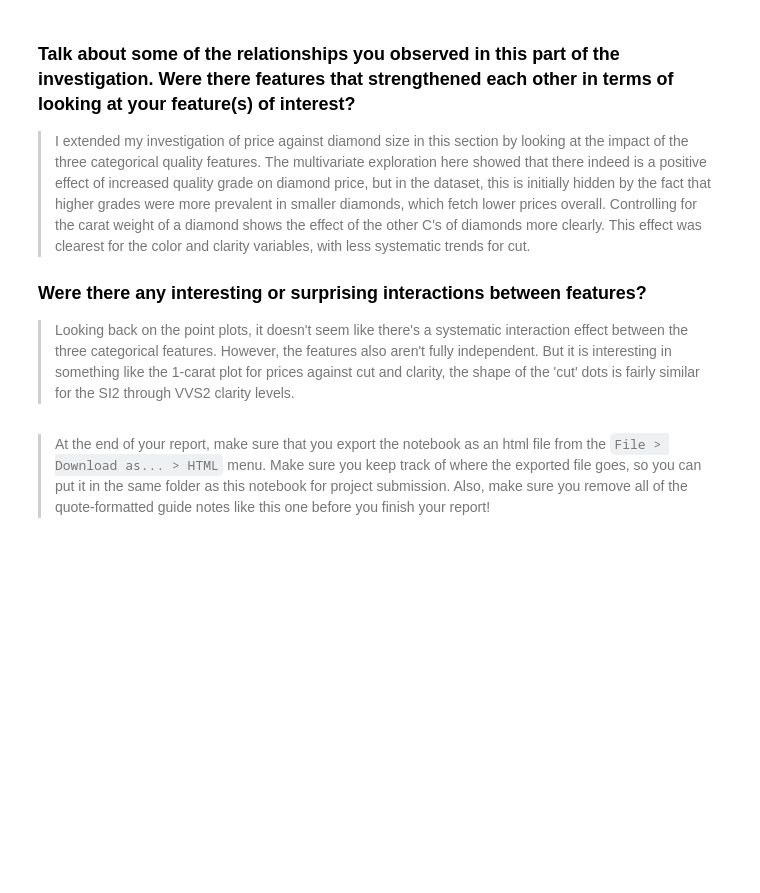
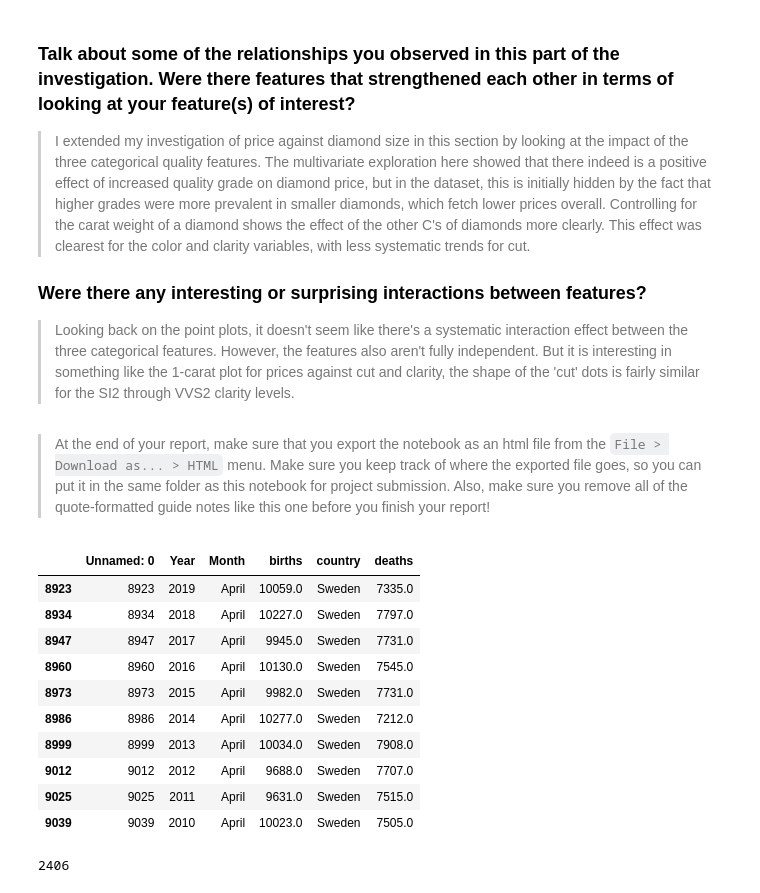
Before and after one commit to AtulSingh-Emyre/AnalysisCovid19, a Jupyter notebook: exploration_Covid19.ipynb, the cells around one changed output. Saved outputs shown, nothing was run; the diff lists cells and outputs as text; code cells hidden in the pictures; blank space fills up the shorter version.

```diff
--- a/exploration_Covid19.ipynb
+++ b/exploration_Covid19.ipynb
@@ -710,3 +698,23 @@ html file from the `File > Download as... > HTML` menu. Make sure you keep
 track of where the exported file goes, so you can put it in the same folder
 as this notebook for project submission. Also, make sure you remove all of
 the quote-formatted guide notes like this one before you finish your report!
+# %%
+df_populationDelta_Timeline.query('country == "Sweden" and Month == "April"')
+# %% [output]
+|  | Unnamed: 0 | Year | Month | births | country | deaths |
+| 8923 | 8923 | 2019 | April | 10059.0 | Sweden | 7335.0 |
+| 8934 | 8934 | 2018 | April | 10227.0 | Sweden | 7797.0 |
+| 8947 | 8947 | 2017 | April | 9945.0 | Sweden | 7731.0 |
+| 8960 | 8960 | 2016 | April | 10130.0 | Sweden | 7545.0 |
+| 8973 | 8973 | 2015 | April | 9982.0 | Sweden | 7731.0 |
+| 8986 | 8986 | 2014 | April | 10277.0 | Sweden | 7212.0 |
+| 8999 | 8999 | 2013 | April | 10034.0 | Sweden | 7908.0 |
+| 9012 | 9012 | 2012 | April | 9688.0 | Sweden | 7707.0 |
+| 9025 | 9025 | 2011 | April | 9631.0 | Sweden | 7515.0 |
+| 9039 | 9039 | 2010 | April | 10023.0 | Sweden | 7505.0 |
+# %%
+start = pd.to_datetime('2020-04-01')
+end = pd.to_datetime('2020-04-30')
+df_Sweden.query('date >= @start and date <= @end').deltaFatal.sum()
+# %% [output]
+2406
```
Also changed, not shown: parts of 22 cells of this notebook, 2 other files.
